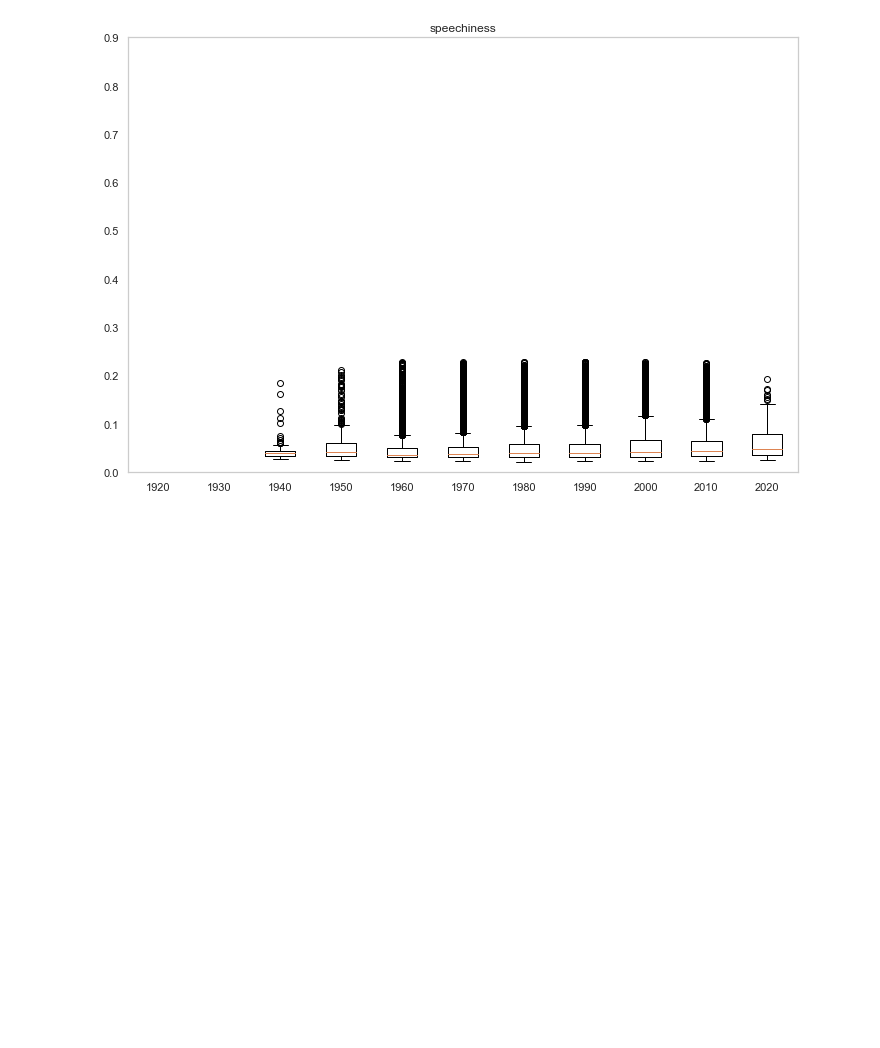
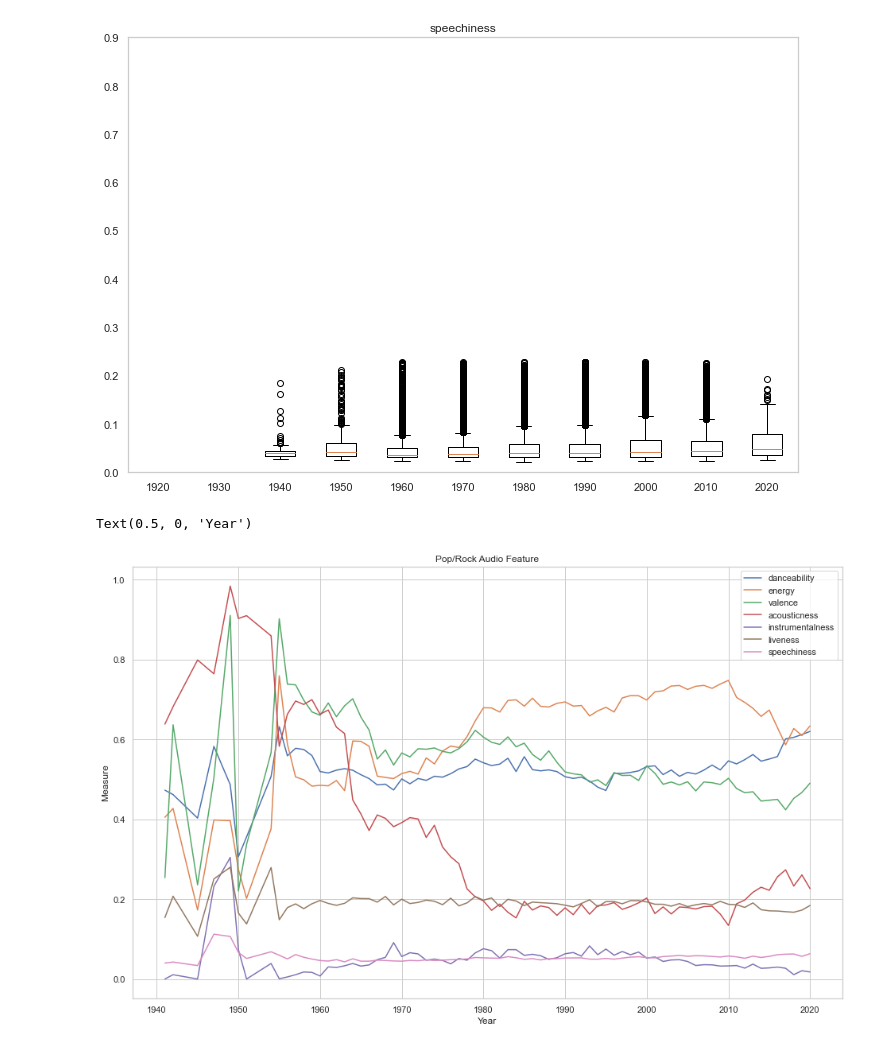
Before and after one commit to Yunaka1269/Musiconomics, a Jupyter notebook: pop_rock.ipynb, the cells around one changed output. Cells and saved outputs as stored; diff of their text form; code cells hidden in the pictures; blank space fills up the shorter version.

```diff
--- a/pop_rock.ipynb
+++ b/pop_rock.ipynb
@@ -259,3 +259,16 @@ ax.grid()
 plt.show()
 # %% [output]
 [figure]
+# %%
+plt.figure(figsize=(16, 10))
+sns.set(style="whitegrid")
+columns = ["danceability","energy","valence","acousticness","instrumentalness","liveness","speechiness"]
+for col in columns:
+    x = new_df.groupby("year")[col].mean()
+    ax= sns.lineplot(x=x.index,y=x,label=col)
+ax.set_title('Pop/Rock Audio Feature')
+ax.set_ylabel('Measure')
+ax.set_xlabel('Year')
+# %% [output]
+Text(0.5, 0, 'Year')
+[figure, added]
```
Also changed, not shown: parts of 7 cells of this notebook.
